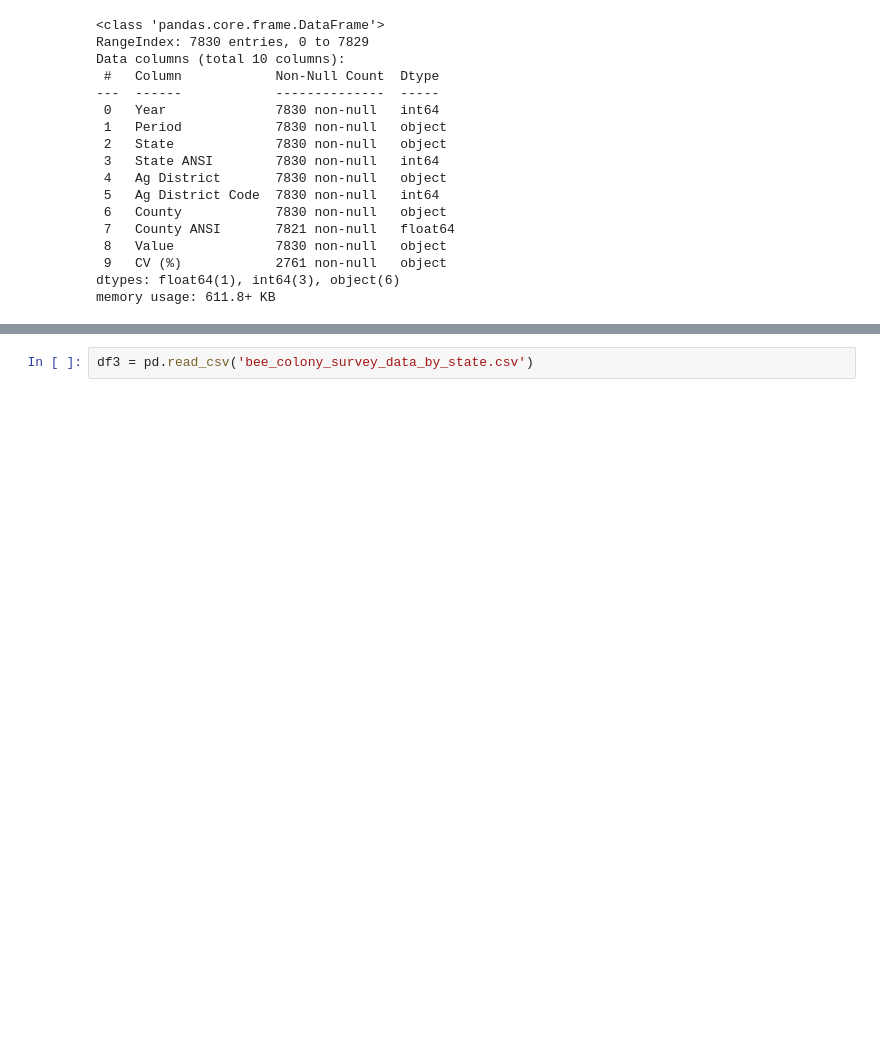
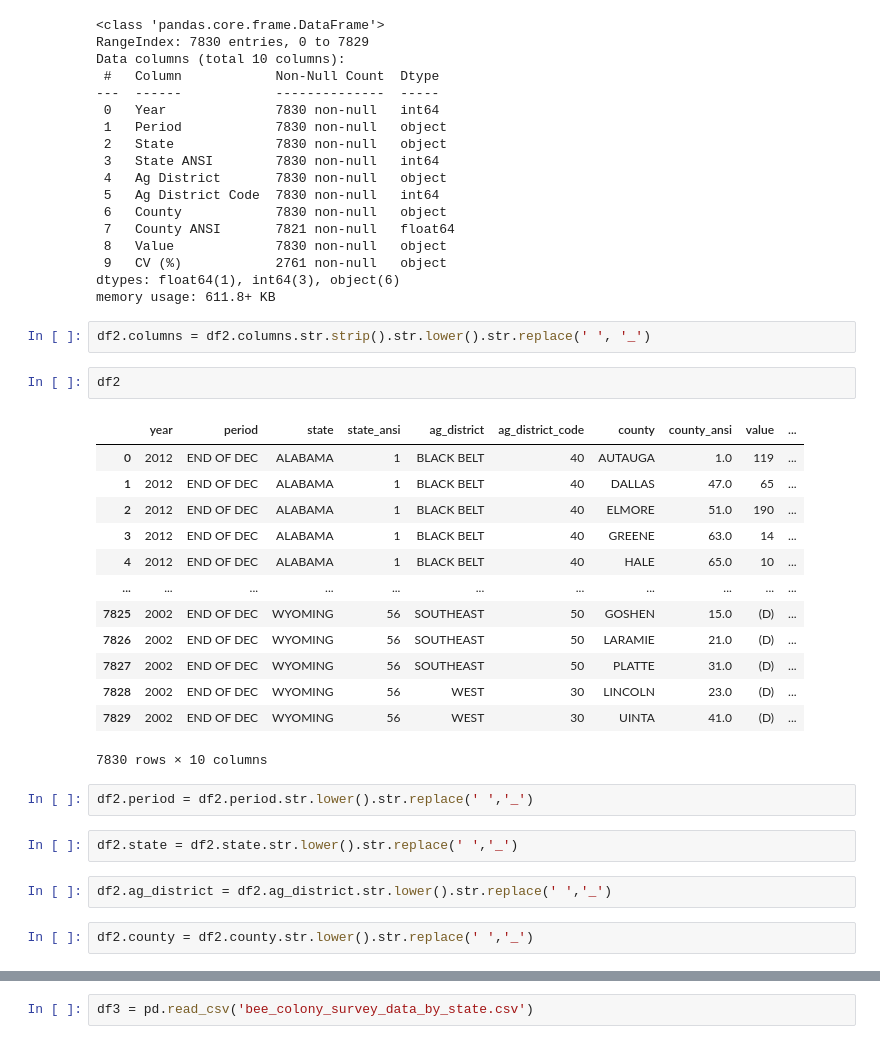
Before and after one commit to Honey-Bee-Roundup-Capstone/dash-repo, a Jupyter notebook: acquisition.ipynb, the cells around one changed output, grey strips where cells are left out. Drawn from its saved outputs; the diff is of its cells as text; blank space fills up the shorter version.

```diff
--- a/acquisition.ipynb
+++ b/acquisition.ipynb
@@ -71,3 +132,29 @@ Data columns (total 10 columns):
  9   CV (%)            2761 non-null   object
 dtypes: float64(1), int64(3), object(6)
 memory usage: 611.8+ KB
+# %%
+df2.columns = df2.columns.str.strip().str.lower().str.replace(' ', '_')
+# %%
+df2
+# %% [output]
+|  | year | period | state | state_ansi | ag_district | ag_district_code | county | county_ansi | value | ... |
+| 0 | 2012 | END OF DEC | ALABAMA | 1 | BLACK BELT | 40 | AUTAUGA | 1.0 | 119 | ... |
+| 1 | 2012 | END OF DEC | ALABAMA | 1 | BLACK BELT | 40 | DALLAS | 47.0 | 65 | ... |
+| 2 | 2012 | END OF DEC | ALABAMA | 1 | BLACK BELT | 40 | ELMORE | 51.0 | 190 | ... |
+| 3 | 2012 | END OF DEC | ALABAMA | 1 | BLACK BELT | 40 | GREENE | 63.0 | 14 | ... |
+| 4 | 2012 | END OF DEC | ALABAMA | 1 | BLACK BELT | 40 | HALE | 65.0 | 10 | ... |
+| ... | ... | ... | ... | ... | ... | ... | ... | ... | ... | ... |
+| 7825 | 2002 | END OF DEC | WYOMING | 56 | SOUTHEAST | 50 | GOSHEN | 15.0 | (D) | ... |
+| 7826 | 2002 | END OF DEC | WYOMING | 56 | SOUTHEAST | 50 | LARAMIE | 21.0 | (D) | ... |
+| 7827 | 2002 | END OF DEC | WYOMING | 56 | SOUTHEAST | 50 | PLATTE | 31.0 | (D) | ... |
+| 7828 | 2002 | END OF DEC | WYOMING | 56 | WEST | 30 | LINCOLN | 23.0 | (D) | ... |
+| 7829 | 2002 | END OF DEC | WYOMING | 56 | WEST | 30 | UINTA | 41.0 | (D) | ... |
+7830 rows × 10 columns
+# %%
+df2.period = df2.period.str.lower().str.replace(' ','_')
+# %%
+df2.state = df2.state.str.lower().str.replace(' ','_')
+# %%
+df2.ag_district = df2.ag_district.str.lower().str.replace(' ','_')
+# %%
+df2.county = df2.county.str.lower().str.replace(' ','_')
```
Also changed, not shown: parts of 40 cells of this notebook.
